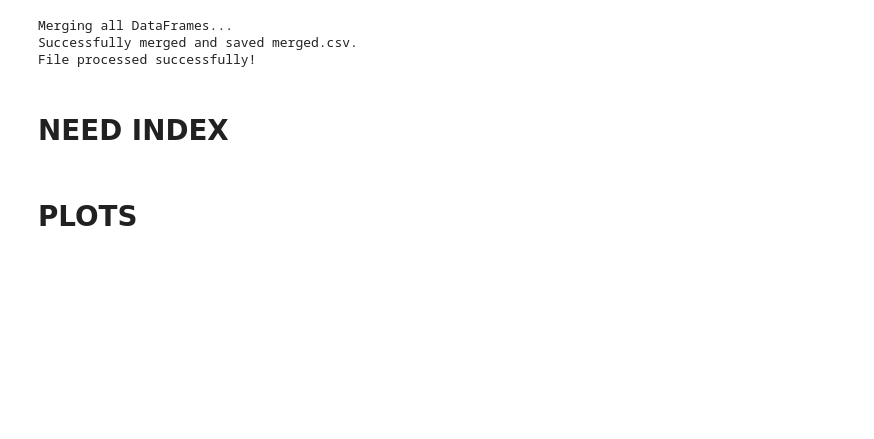
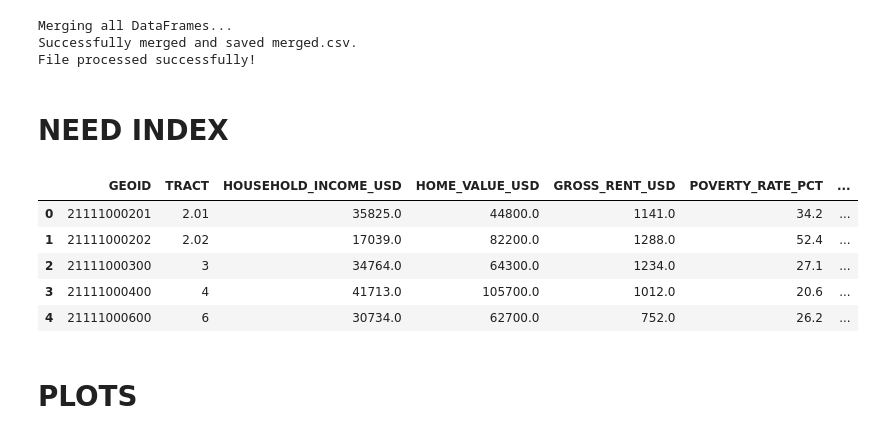
Before and after one commit to Code-You-Contributors/HUD_data_master, a Jupyter notebook: Curtis/curtis.ipynb, the cells around one changed output. Saved outputs shown, nothing was run; the diff lists cells and outputs as text; code cells hidden in the pictures; blank space fills up the shorter version.

```diff
--- a/Curtis/curtis.ipynb
+++ b/Curtis/curtis.ipynb
@@ -272,21 +272,21 @@ result_perm_neig.to_csv(PROCESSED_DIR / "permits_neighborhoods_clean.csv", index
 ### GeoDataFrame - Tracts
 # %%
 # Load shapefile
-tracts = gpd.read_file(RAW_DIR / "tl_2023_21_tract.shp")
+gdf_tracts = gpd.read_file(RAW_DIR / "tl_2023_21_tract.shp")
 
 # Filter to Jefferson County (111) using Federal Information Processing Standard (FIPS)
-tracts = tracts[tracts["COUNTYFP"] == "111"]
+gdf_tracts = gdf_tracts[gdf_tracts["COUNTYFP"] == "111"]
 
 # Convert to ESPG:4326
-tracts = tracts.to_crs("EPSG:4326")
+gdf_tracts = gdf_tracts.to_crs("EPSG:4326")
 
 # Join with our GeoDataFrame
-result_tracts = gpd.sjoin(gdf_permits, tracts, how = "left", predicate = "intersects")
+gdf_result_tracts = gpd.sjoin(gdf_permits, gdf_tracts, how = "left", predicate = "intersects")
 # %% [markdown]
 # 6. MERGE PREP
 # %%
 # Permits - Pull out GEOID and add a count column for plotting
-permits_tract_count = (result_tracts.groupby("GEOID").size().reset_index(name = "PERMIT_COUNT"))
+permits_tract_count = (gdf_result_tracts.groupby("GEOID").size().reset_index(name = "PERMIT_COUNT"))
 
 #----------------------------------------------------------------------------------------------------#
 
@@ -307,26 +307,25 @@ df_rent_burden["RENT_BURDEN_PCT"] = (df_rent_burden["50.0 percent or more"] / df
 # %%
 print("Merging all DataFrames...")
 
-merged = pd.merge(permits_tract_count, df_poverty[["GEOID", "TRACT", "POVERTY_RATE_PCT"]], on = "GEOID", how = "left")
-merged = pd.merge(merged, df_housing_age[["TRACT", "OLDER_HOUSING_PCT"]], on = "TRACT", how = "left")
-merged = pd.merge(merged, df_rent_burden[["TRACT", "RENT_BURDEN_PCT"]], on = "TRACT", how ="left")
-merged = pd.merge(merged, df_home_value[["TRACT", "HOME_VALUE_USD"]], on = "TRACT", how = "left")
-merged = pd.merge(merged, df_income[["TRACT", "HOUSEHOLD_INCOME_USD"]], on = "TRACT", how = "left")
-merged = pd.merge(merged, df_rent[["TRACT", "GROSS_RENT_USD"]], on = "TRACT", how = "left")
+df_merged = pd.merge(permits_tract_count, df_poverty[["GEOID", "TRACT", "POVERTY_RATE_PCT"]], on = "GEOID", how = "left")
+df_merged = pd.merge(df_merged, df_housing_age[["TRACT", "OLDER_HOUSING_PCT"]], on = "TRACT", how = "left")
+df_merged = pd.merge(df_merged, df_rent_burden[["TRACT", "RENT_BURDEN_PCT"]], on = "TRACT", how ="left")
+df_merged = pd.merge(df_merged, df_home_value[["TRACT", "HOME_VALUE_USD"]], on = "TRACT", how = "left")
+df_merged = pd.merge(df_merged, df_income[["TRACT", "HOUSEHOLD_INCOME_USD"]], on = "TRACT", how = "left")
+df_merged = pd.merge(df_merged, df_rent[["TRACT", "GROSS_RENT_USD"]], on = "TRACT", how = "left")
 
 # Order the columns a bit more logically
-merged = merged[["GEOID", "TRACT", "HOUSEHOLD_INCOME_USD", "HOME_VALUE_USD", "GROSS_RENT_USD", "POVERTY_RATE_PCT",
+df_merged = df_merged[["GEOID", "TRACT", "HOUSEHOLD_INCOME_USD", "HOME_VALUE_USD", "GROSS_RENT_USD", "POVERTY_RATE_PCT",
                  "RENT_BURDEN_PCT", "OLDER_HOUSING_PCT", "PERMIT_COUNT"]]
 
 # Replace zeros with NaN
-merged = merged.replace(0, np.nan)
+df_merged = df_merged.replace(0, np.nan)
 
 # Replace blank strings and strings that are just spaces with NaN (just in case)
-merged.replace(r'^\s*$', np.nan, regex=True, inplace=True)
+df_merged.replace(r'^\s*$', np.nan, regex=True, inplace=True)
 
-merged.to_csv(PROCESSED_DIR / 'merged.csv', index=False)
-print("Successfully merged and saved merged.csv.")
-print("File processed successfully!")
+df_merged.to_csv(PROCESSED_DIR / 'merged.csv', index=False)
+print("Successfully processed and saved merged.csv!")
 # %% [output]
 Merging all DataFrames...
 Successfully merged and saved merged.csv.
@@ -335,37 +334,46 @@ File processed successfully!
 # NEED INDEX
 # %%
 # Using a copy of merged
-df_plot = merged.copy()
+df_plot = df_merged.copy()
 
 need_cols = [
     "HOUSEHOLD_INCOME_USD",
     "HOME_VALUE_USD",
     "GROSS_RENT_USD",
     "POVERTY_RATE_PCT",
     "RENT_BURDEN_PCT",
     "OLDER_HOUSING_PCT"
 ]
 
 # Min-max scaling
 for col in need_cols:
     df_plot[col + "_scaled"] = (
         (df_plot[col] - df_plot[col].min()) /
         (df_plot[col].max() - df_plot[col].min())
     )
 
 # Reverse columns where lower values indicate more need
 reverse_cols = [
     "HOUSEHOLD_INCOME_USD",
     "HOME_VALUE_USD"
 ]
 
 for col in reverse_cols:
     df_plot[col + "_scaled"] = 1 - df_plot[col + "_scaled"]
 
 # Build need index
 scaled_cols = [col + "_scaled" for col in need_cols]
 
 df_plot["NEED_INDEX"] = df_plot[scaled_cols].mean(axis=1)
+
+df_plot.head()
+# %% [output]
+|  | GEOID | TRACT | HOUSEHOLD_INCOME_USD | HOME_VALUE_USD | GROSS_RENT_USD | POVERTY_RATE_PCT | ... |
+| 0 | 21111000201 | 2.01 | 35825.0 | 44800.0 | 1141.0 | 34.2 | ... |
+| 1 | 21111000202 | 2.02 | 17039.0 | 82200.0 | 1288.0 | 52.4 | ... |
+| 2 | 21111000300 | 3 | 34764.0 | 64300.0 | 1234.0 | 27.1 | ... |
+| 3 | 21111000400 | 4 | 41713.0 | 105700.0 | 1012.0 | 20.6 | ... |
+| 4 | 21111000600 | 6 | 30734.0 | 62700.0 | 752.0 | 26.2 | ... |
 # %% [markdown]
 # PLOTS
 # %%
```
Also changed, not shown: parts of 2 cells of this notebook, 1 other file.
